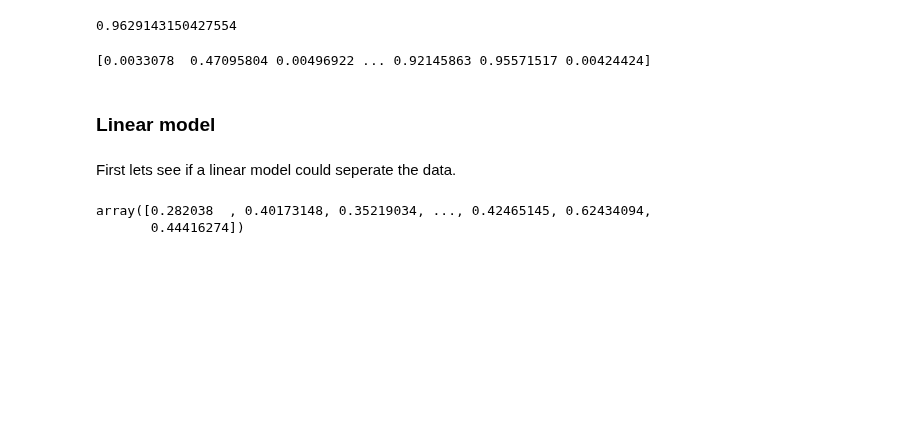
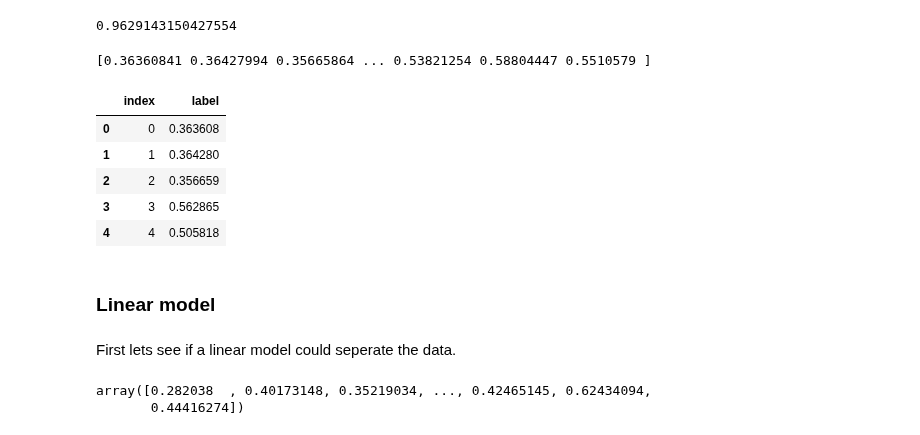
Before and after one commit to JanaDeCoster/Machine_Learning_course_UGent_D012554_kaggle, a Jupyter notebook: Kaggle_eye_blinking_prediciton.ipynb, the cells around one changed output. Saved outputs shown, nothing was run; the diff lists cells and outputs as text; code cells hidden in the pictures; blank space fills up the shorter version.

```diff
--- a/Kaggle_eye_blinking_prediciton.ipynb
+++ b/Kaggle_eye_blinking_prediciton.ipynb
@@ -300,15 +300,27 @@ print(predictions_rfc)
 # %%
-clf = RandomForestClassifier(max_depth=2, random_state=0)
+clf = RandomForestClassifier(n_estimators=50, max_depth=2, random_state=0)
 clf.fit(X, y)
 score_auc = cross_val_score(model, X, y, scoring = 'roc_auc', cv = 10).mean()
 print(score_auc)
 # %% [output]
 0.9629143150427554
 # %%
-predictions_DT = model.predict_proba(X_test)[:,1]
-print(predictions_DT)
+predictions_clf = clf.predict_proba(X_test)[:,1]
+print(predictions_clf)
 # %% [output]
-[0.0033078  0.47095804 0.00496922 ... 0.92145863 0.95571517 0.00424424]
+[0.36360841 0.36427994 0.35665864 ... 0.53821254 0.58804447 0.5510579 ]
+# %%
+sample_submission_clf = pd.DataFrame(columns = ['index', 'label'])
+sample_submission_clf['index'] = y_test
+sample_submission_clf['label'] = predictions_clf
+sample_submission_clf.head()
+# %% [output]
+|  | index | label |
+| 0 | 0 | 0.363608 |
+| 1 | 1 | 0.364280 |
+| 2 | 2 | 0.356659 |
+| 3 | 3 | 0.562865 |
+| 4 | 4 | 0.505818 |
 # %% [markdown]
 ### Linear model
 # %% [markdown]
```
Also changed, not shown: parts of 4 cells of this notebook.
